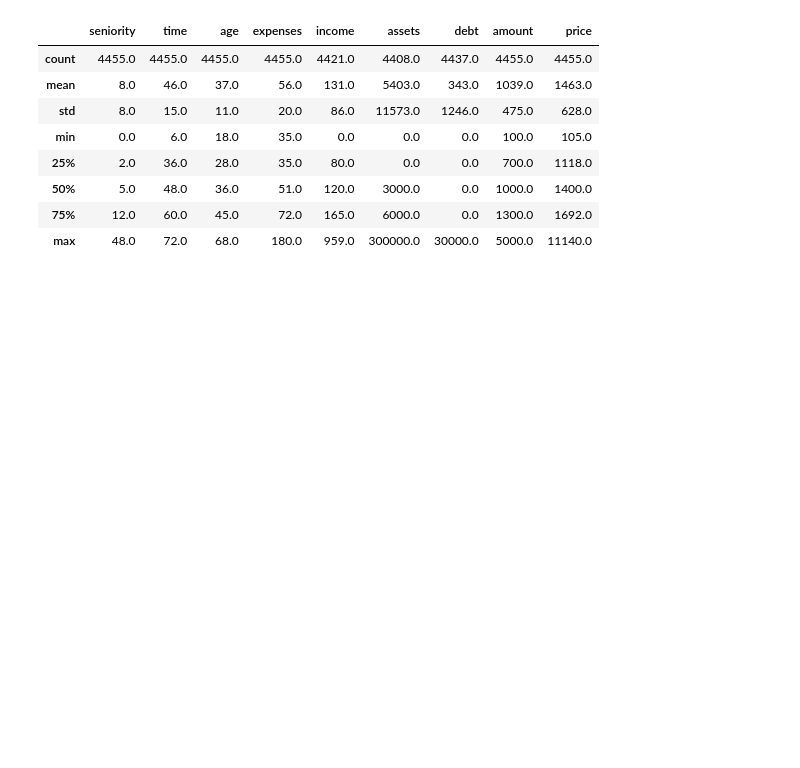
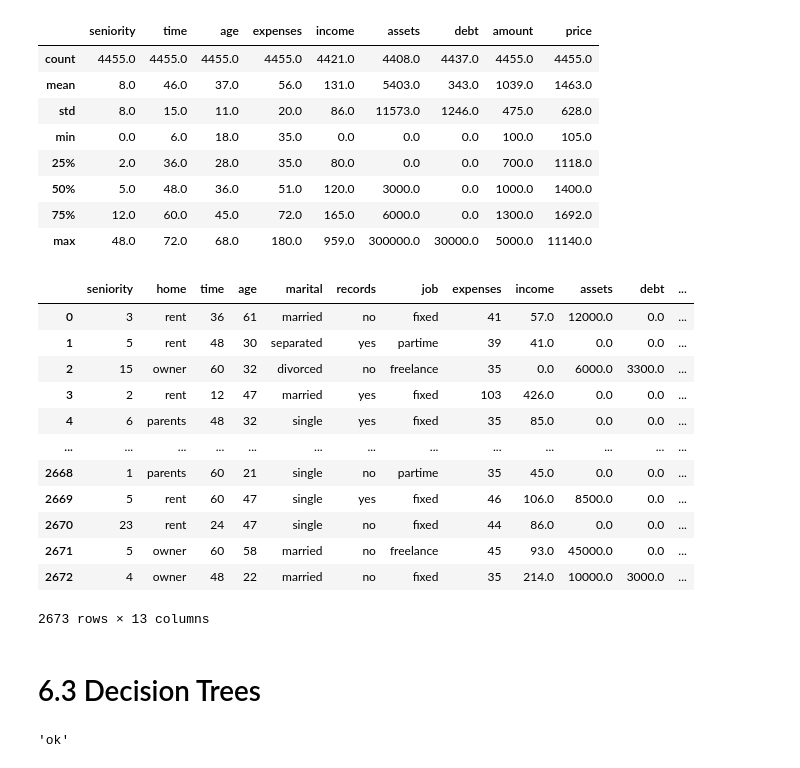
Before and after one commit to darrylljk/ml-zc, a Jupyter notebook: ml-zc/week-6-decision-trees/credit-risk-scoring.ipynb, the cells around one changed output. Drawn from its saved outputs; the diff is of its cells as text; code cells hidden in the pictures; blank space fills up the shorter version.

```diff
--- a/ml-zc/week-6-decision-trees/credit-risk-scoring.ipynb
+++ b/ml-zc/week-6-decision-trees/credit-risk-scoring.ipynb
@@ -114,3 +114,12 @@ df.describe().round()
 | max | 48.0 | 72.0 | 68.0 | 180.0 | 959.0 | 300000.0 | 30000.0 | 5000.0 | 11140.0 |
 # %%
 df = df[df.status != 'unk'].reset_index(drop=True)
+# %%
+from sklearn.model_selection import train_test_split
+
+df_full_train, df_test = train_test_split(df, test_size=0.2, random_state=11)
+df_train, df_val = train_test_split(df_full_train, test_size=0.25, random_state=11)
+# %%
+df_train=df_train.reset_index(drop=True)
+df_val=df_val.reset_index(drop=True)
+df_test=df_test.reset_index(drop=True)
@@ -116,0 +134,18 @@ df = df[df.status != 'unk'].reset_index(drop=True)
+# %%
+df_train
+# %% [output]
+|  | seniority | home | time | age | marital | records | job | expenses | income | assets | debt | ... |
+| 0 | 3 | rent | 36 | 61 | married | no | fixed | 41 | 57.0 | 12000.0 | 0.0 | ... |
+| 1 | 5 | rent | 48 | 30 | separated | yes | partime | 39 | 41.0 | 0.0 | 0.0 | ... |
+| 2 | 15 | owner | 60 | 32 | divorced | no | freelance | 35 | 0.0 | 6000.0 | 3300.0 | ... |
+| 3 | 2 | rent | 12 | 47 | married | yes | fixed | 103 | 426.0 | 0.0 | 0.0 | ... |
+| 4 | 6 | parents | 48 | 32 | single | yes | fixed | 35 | 85.0 | 0.0 | 0.0 | ... |
+| ... | ... | ... | ... | ... | ... | ... | ... | ... | ... | ... | ... | ... |
+| 2668 | 1 | parents | 60 | 21 | single | no | partime | 35 | 45.0 | 0.0 | 0.0 | ... |
+| 2669 | 5 | rent | 60 | 47 | single | yes | fixed | 46 | 106.0 | 8500.0 | 0.0 | ... |
+| 2670 | 23 | rent | 24 | 47 | single | no | fixed | 44 | 86.0 | 0.0 | 0.0 | ... |
+| 2671 | 5 | owner | 60 | 58 | married | no | freelance | 45 | 93.0 | 45000.0 | 0.0 | ... |
+| 2672 | 4 | owner | 48 | 22 | married | no | fixed | 35 | 214.0 | 10000.0 | 3000.0 | ... |
+2673 rows × 13 columns
+# %% [markdown]
+# 6.3 Decision Trees
@@ -116,0 +166,4 @@ df = df[df.status != 'unk'].reset_index(drop=True)
+# %%
+assess_risk(xi)
+# %% [output]
+'ok'
```
Also changed, not shown: parts of 15 cells of this notebook.
